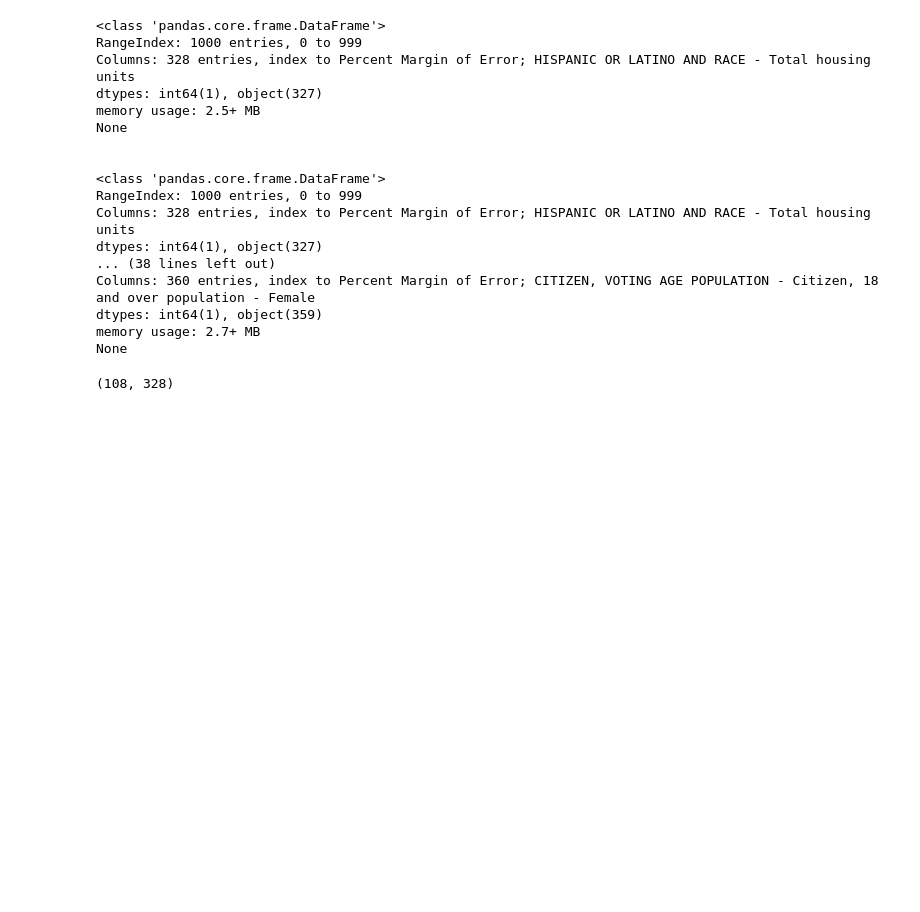
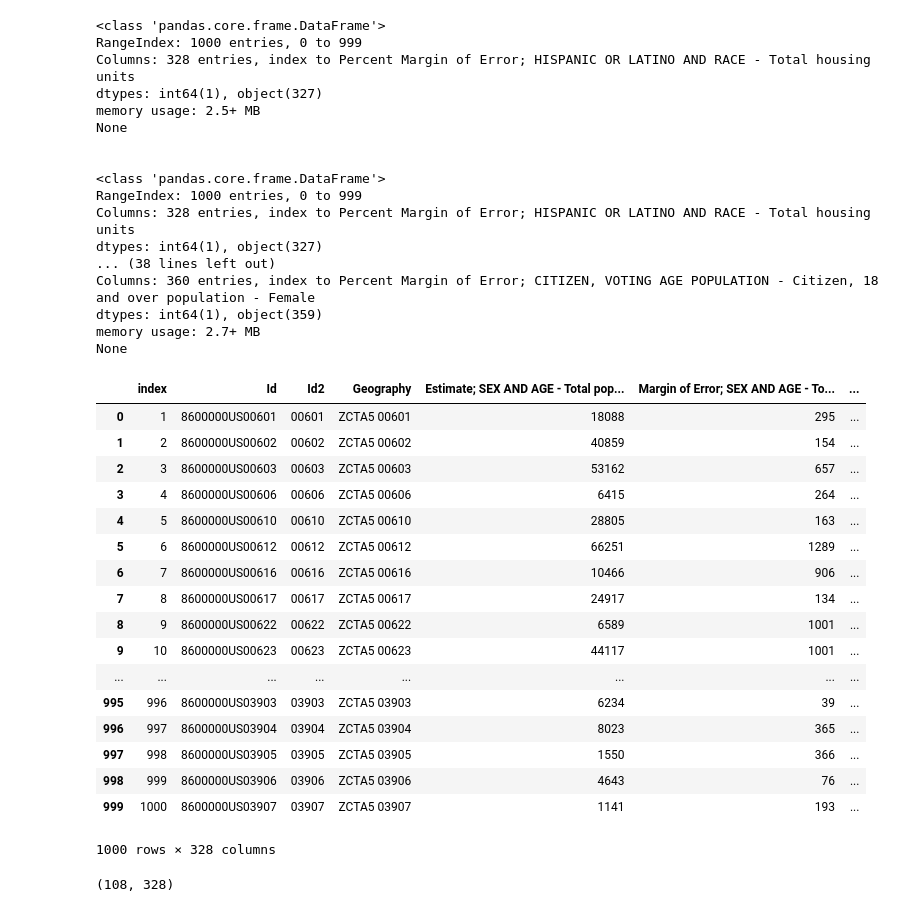
Before and after one commit to gumdropsteve/population_prophet, a Jupyter notebook: exploratory-data-analysis/acs_5yr_2011-2017_age_sex.ipynb, the cells around one changed output. Saved outputs shown, nothing was run; the diff lists cells and outputs as text; code cells hidden in the pictures; blank space fills up the shorter version.

```diff
--- a/exploratory-data-analysis/acs_5yr_2011-2017_age_sex.ipynb
+++ b/exploratory-data-analysis/acs_5yr_2011-2017_age_sex.ipynb
@@ -41,16 +64,16 @@ y2k17 = clean_census_frame('../data/acs/aff_download/ACS_17_5YR_DP05_with_ann.cs
 '''MAKE IT FASTER >> done to speed up modeling process'''
 
 # 2011
-y2k11 = y2k11.head(1000)
+sy2k11 = y2k11.head(1000)
 # 2012
-y2k12 = y2k12.head(1000)
+sy2k12 = y2k12.head(1000)
 #2013
-y2k13 = y2k13.head(1000)
+sy2k13 = y2k13.head(1000)
 # 2014
-y2k14 = y2k14.head(1000)
+sy2k14 = y2k14.head(1000)
 # 2015
-y2k15 = y2k15.head(1000)
+sy2k15 = y2k15.head(1000)
 # 2016
-y2k16 = y2k16.head(1000)
+sy2k16 = y2k16.head(1000)
 # 2017
-y2k17 = y2k17.head(1000)
+sy2k17 = y2k17.head(1000)
@@ -118,5 +141,26 @@ Columns: 360 entries, index to Percent Margin of Error; CITIZEN, VOTING AGE POPU
 dtypes: int64(1), object(359)
 memory usage: 2.7+ MB
 None
+# %%
+sy2k14
+# %% [output]
+|  | index | Id | Id2 | Geography | Estimate; SEX AND AGE - Total pop... | Margin of Error; SEX AND AGE - To... | ... |
+| 0 | 1 | 8600000US00601 | 00601 | ZCTA5 00601 | 18088 | 295 | ... |
+| 1 | 2 | 8600000US00602 | 00602 | ZCTA5 00602 | 40859 | 154 | ... |
+| 2 | 3 | 8600000US00603 | 00603 | ZCTA5 00603 | 53162 | 657 | ... |
+| 3 | 4 | 8600000US00606 | 00606 | ZCTA5 00606 | 6415 | 264 | ... |
+| 4 | 5 | 8600000US00610 | 00610 | ZCTA5 00610 | 28805 | 163 | ... |
+| 5 | 6 | 8600000US00612 | 00612 | ZCTA5 00612 | 66251 | 1289 | ... |
+| 6 | 7 | 8600000US00616 | 00616 | ZCTA5 00616 | 10466 | 906 | ... |
+| 7 | 8 | 8600000US00617 | 00617 | ZCTA5 00617 | 24917 | 134 | ... |
+| 8 | 9 | 8600000US00622 | 00622 | ZCTA5 00622 | 6589 | 1001 | ... |
+| 9 | 10 | 8600000US00623 | 00623 | ZCTA5 00623 | 44117 | 1001 | ... |
+| ... | ... | ... | ... | ... | ... | ... | ... |
+| 995 | 996 | 8600000US03903 | 03903 | ZCTA5 03903 | 6234 | 39 | ... |
+| 996 | 997 | 8600000US03904 | 03904 | ZCTA5 03904 | 8023 | 365 | ... |
+| 997 | 998 | 8600000US03905 | 03905 | ZCTA5 03905 | 1550 | 366 | ... |
+| 998 | 999 | 8600000US03906 | 03906 | ZCTA5 03906 | 4643 | 76 | ... |
+| 999 | 1000 | 8600000US03907 | 03907 | ZCTA5 03907 | 1141 | 193 | ... |
+1000 rows × 328 columns
 # %%
 # determine columns in 2015, 2016 and 2017 which are not seen in 2011-2014
```
Also changed, not shown: parts of 10 cells of this notebook.
